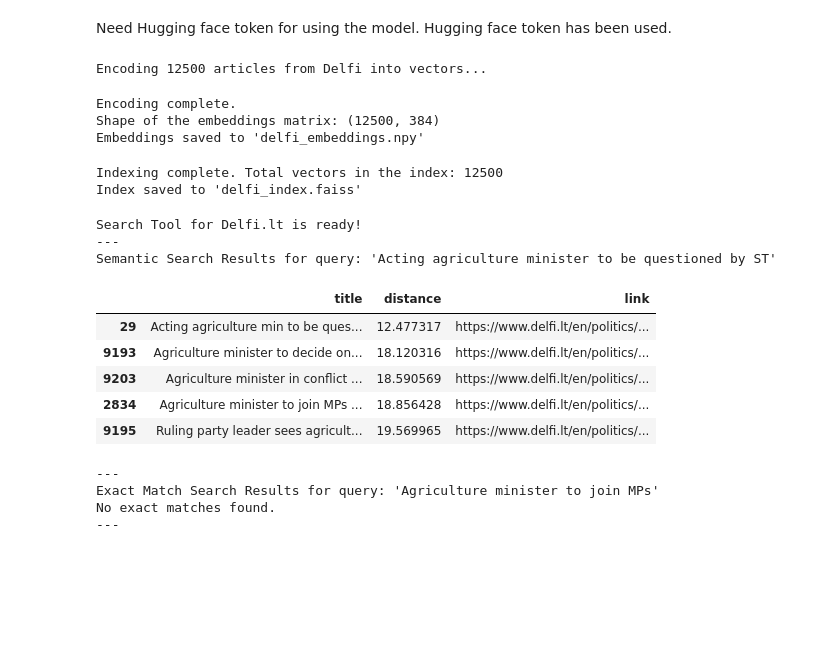
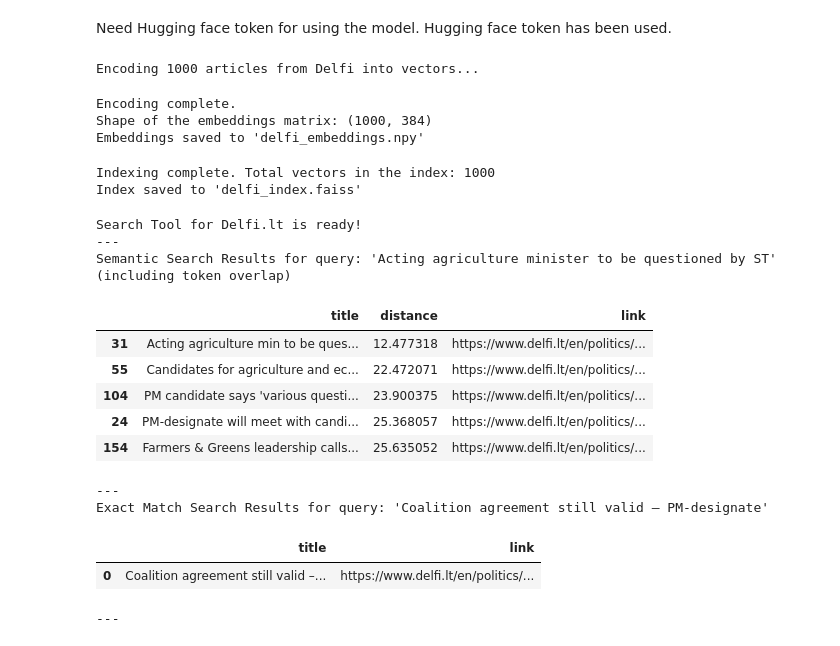
Before and after one commit to sria-the-fury/deep_learning_task_vu, a Jupyter notebook: Task_2_Semantic_Search_Scrapping_News.ipynb, the cells around one changed output. Saved outputs shown, nothing was run; the diff lists cells and outputs as text; code cells hidden in the pictures; blank space fills up the shorter version.

Commit message:
exact search works

```diff
--- a/Task_2_Semantic_Search_Scrapping_News.ipynb
+++ b/Task_2_Semantic_Search_Scrapping_News.ipynb
@@ -38,7 +38,7 @@ base_url = "https://www.delfi.lt/en/politics"
 second_url = "https://www.delfi.lt/en/lifestyle" #if the datapoints <5000, use this
 data = []
 # Increase max_pages to get 5,000+ entries
-max_pages = 250
+max_pages = 10
 
 print(f"Starting to scrape up to {max_pages} pages from delfi.lt...")
 
@@ -192,9 +193,9 @@ print("Shape of the embeddings matrix:", embeddings.shape)
 np.save('delfi_embeddings.npy', embeddings)
 print("Embeddings saved to 'delfi_embeddings.npy'")
 # %% [output]
-Encoding 12500 articles from Delfi into vectors...
+Encoding 1000 articles from Delfi into vectors...
 Encoding complete.
-Shape of the embeddings matrix: (12500, 384)
+Shape of the embeddings matrix: (1000, 384)
 Embeddings saved to 'delfi_embeddings.npy'
 # %%
 import faiss
@@ -222,7 +223,7 @@ print(f"Indexing complete. Total vectors in the index: {index.ntotal}")
 faiss.write_index(index, 'delfi_index.faiss')
 print("Index saved to 'delfi_index.faiss'")
 # %% [output]
-Indexing complete. Total vectors in the index: 12500
+Indexing complete. Total vectors in the index: 1000
 Index saved to 'delfi_index.faiss'
 # %%
 import pandas as pd
@@ -250,8 +251,19 @@ def tokenize_text(text):
 
 # --- The Search Function ---
 def semantic_search(query, k=5):
+    """
+    Performs semantic search on the indexed Delfi articles and includes token overlap.
+
+    Args:
+        query (str): The search text.
+        k (int): Number of top results to return.
+
+    Returns:
+        A pandas DataFrame with the top k results, including semantic distance and token overlap.
+    """
     # Encode the text query into a vector
     query_embedding = model.encode([query])
+    query_tokens = tokenize_text(query)
 
     # Search the FAISS index for the k nearest neighbors
     # D = distances, I = indices in the original dataset
@@ -262,54 +274,69 @@ def semantic_search(query, k=5):
     results_df = df.iloc[results_indices].copy()
     results_df['distance'] = D[0] # Lower distance = more similar
 
+    # Calculate token overlap
+    results_df['token_overlap'] = results_df['text_for_search'].apply(
+        lambda x: len(query_tokens.intersection(tokenize_text(x))) / len(query_tokens) if len(query_tokens) > 0 else 0
+    )
+
     return results_df
 
 # --- The Exact Match Search Function ---
 def exact_match_search(query):
+    """
+    Performs exact match search on the tokenized Delfi article titles.
+
+    Args:
+        query (str): The search text.
+
+    Returns:
+        A pandas DataFrame with articles that have an exact token match.
+    """
     query_tokens = tokenize_text(query)
     exact_matches = []
 
     for index, row in df.iterrows():
         article_tokens = tokenize_text(row['text_for_search'])
         if query_tokens == article_tokens:
             exact_matches.append(row.to_dict())
 
     return pd.DataFrame(exact_matches)
 
 
 # --- DEMONSTRATION ---
 # Test the search tool with sample queries
 
 print("Search Tool for Delfi.lt is ready!")
 print("---")
 
-# Demonstrate Semantic Search
+# Demonstrate Semantic Search with token overlap
 test_query_semantic = "Acting agriculture minister to be questioned by ST"
 results_semantic = semantic_search(test_query_semantic)
-print(f"Semantic Search Results for query: '{test_query_semantic}'")
+print(f"Semantic Search Results for query: '{test_query_semantic}' (including token overlap)")
 display(results_semantic[['title', 'distance', 'link']])
 print("---")
 
-# Demonstrate Exact Match Search
-test_query_exact = "Agriculture minister to join MPs"
+# Demonstrate Exact Match Search with a known title from the dataset
+test_query_exact = "Coalition agreement still valid – PM-designate"
 results_exact = exact_match_search(test_query_exact)
 print(f"Exact Match Search Results for query: '{test_query_exact}'")
 if not results_exact.empty:
     display(results_exact[['title', 'link']])
 else:
     print("No exact matches found.")
 print("---")
 # %% [output]
 Search Tool for Delfi.lt is ready!
 ---
-Semantic Search Results for query: 'Acting agriculture minister to be questioned by ST'
+Semantic Search Results for query: 'Acting agriculture minister to be questioned by ST' (including token overlap)
 |  | title | distance | link |
-| 29 | Acting agriculture min to be ques... | 12.477317 | https://www.delfi.lt/en/politics/... |
-| 9193 | Agriculture minister to decide on... | 18.120316 | https://www.delfi.lt/en/politics/... |
-| 9203 | Agriculture minister in conflict ... | 18.590569 | https://www.delfi.lt/en/politics/... |
-| 2834 | Agriculture minister to join MPs ... | 18.856428 | https://www.delfi.lt/en/politics/... |
-| 9195 | Ruling party leader sees agricult... | 19.569965 | https://www.delfi.lt/en/politics/... |
+| 31 | Acting agriculture min to be ques... | 12.477318 | https://www.delfi.lt/en/politics/... |
+| 55 | Candidates for agriculture and ec... | 22.472071 | https://www.delfi.lt/en/politics/... |
+| 104 | PM candidate says 'various questi... | 23.900375 | https://www.delfi.lt/en/politics/... |
+| 24 | PM-designate will meet with candi... | 25.368057 | https://www.delfi.lt/en/politics/... |
+| 154 | Farmers & Greens leadership calls... | 25.635052 | https://www.delfi.lt/en/politics/... |
 ---
-Exact Match Search Results for query: 'Agriculture minister to join MPs'
-No exact matches found.
----
+Exact Match Search Results for query: 'Coalition agreement still valid – PM-designate'
+|  | title | link |
+| 0 | Coalition agreement still valid –... | https://www.delfi.lt/en/politics/... |
+---
```
Also changed, not shown: parts of 1 cell of this notebook.
